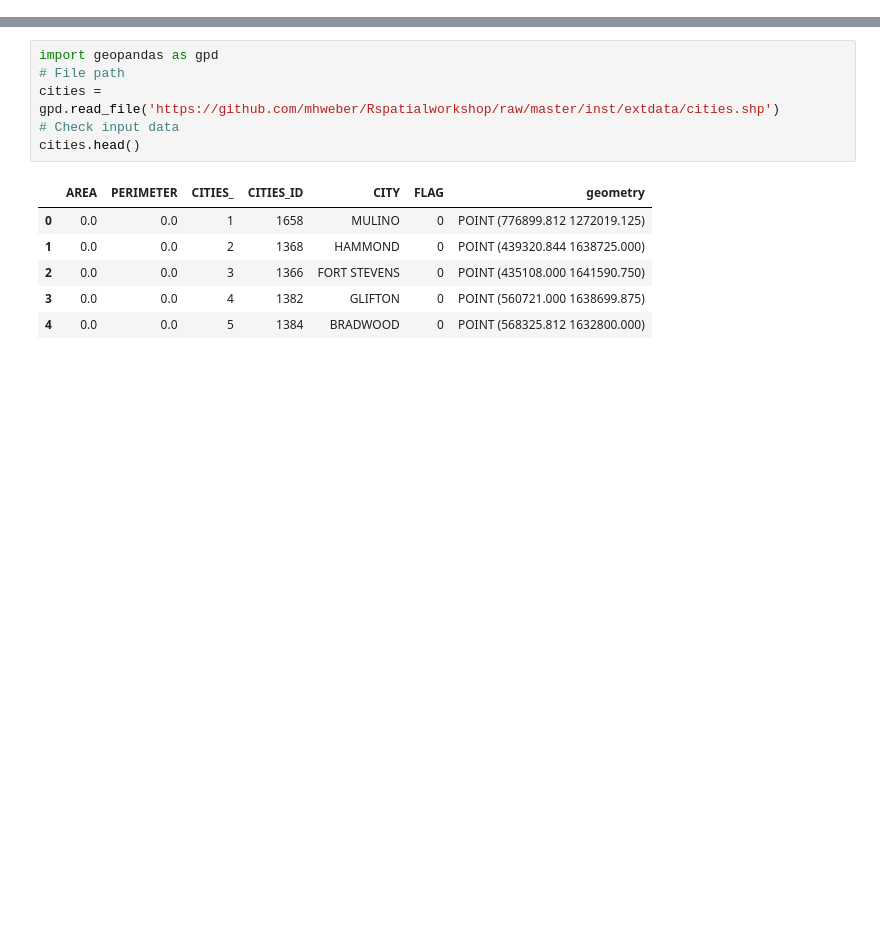
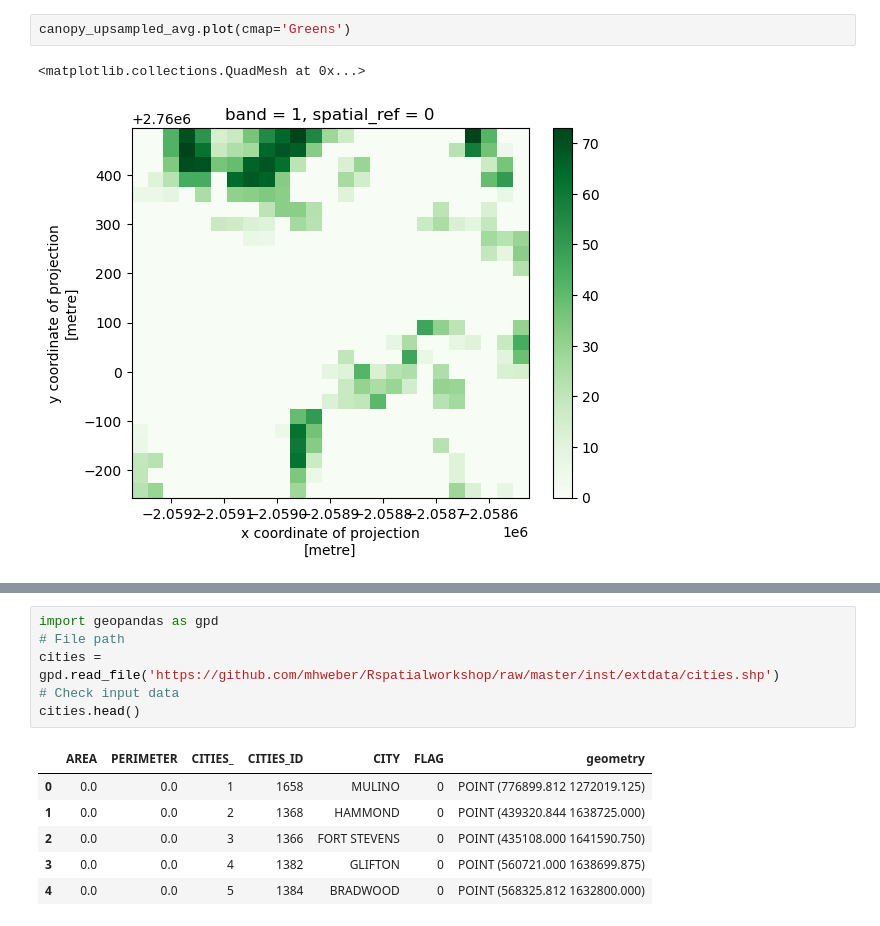
Before and after one commit to USEPA/Python_OpenSource_GIS, a Jupyter notebook: Python_OpenSource_GIS.ipynb, the cells around one changed output, grey strips where cells are left out. Cells and saved outputs as stored; diff of their text form; blank space fills up the shorter version.

```diff
--- a/Python_OpenSource_GIS.ipynb
+++ b/Python_OpenSource_GIS.ipynb
@@ -0,0 +323,5 @@
+# %%
+canopy_upsampled_avg.plot(cmap='Greens')
+# %% [output]
+<matplotlib.collections.QuadMesh at 0x...>
+[figure, added]
```
Also changed, not shown: parts of 71 cells of this notebook.
